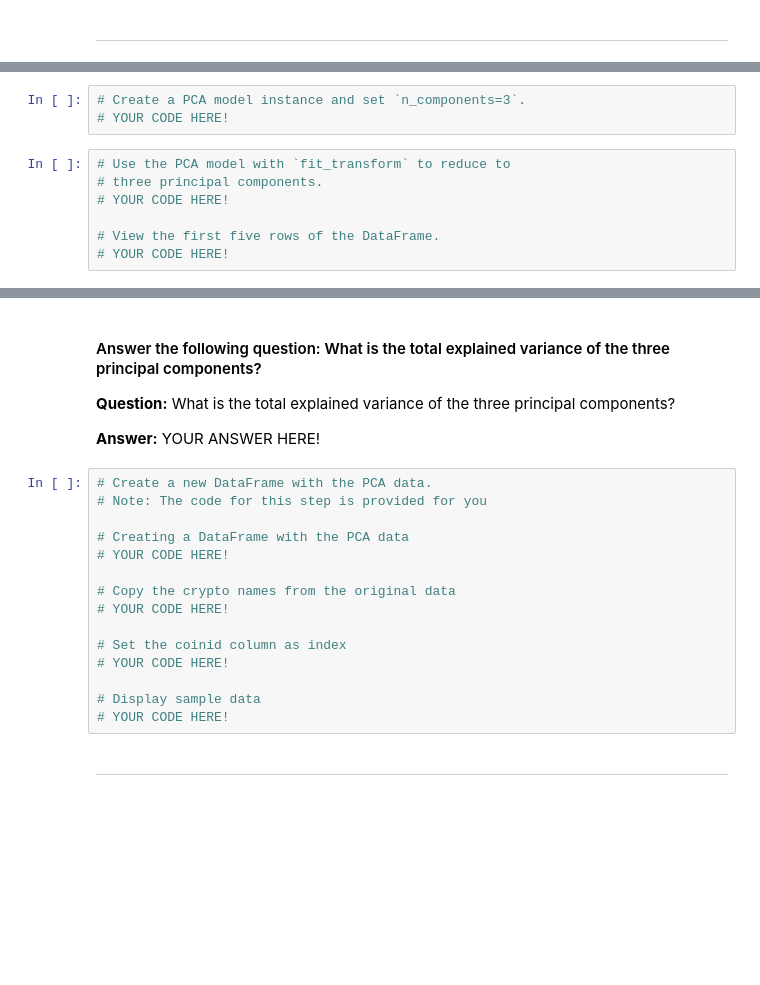
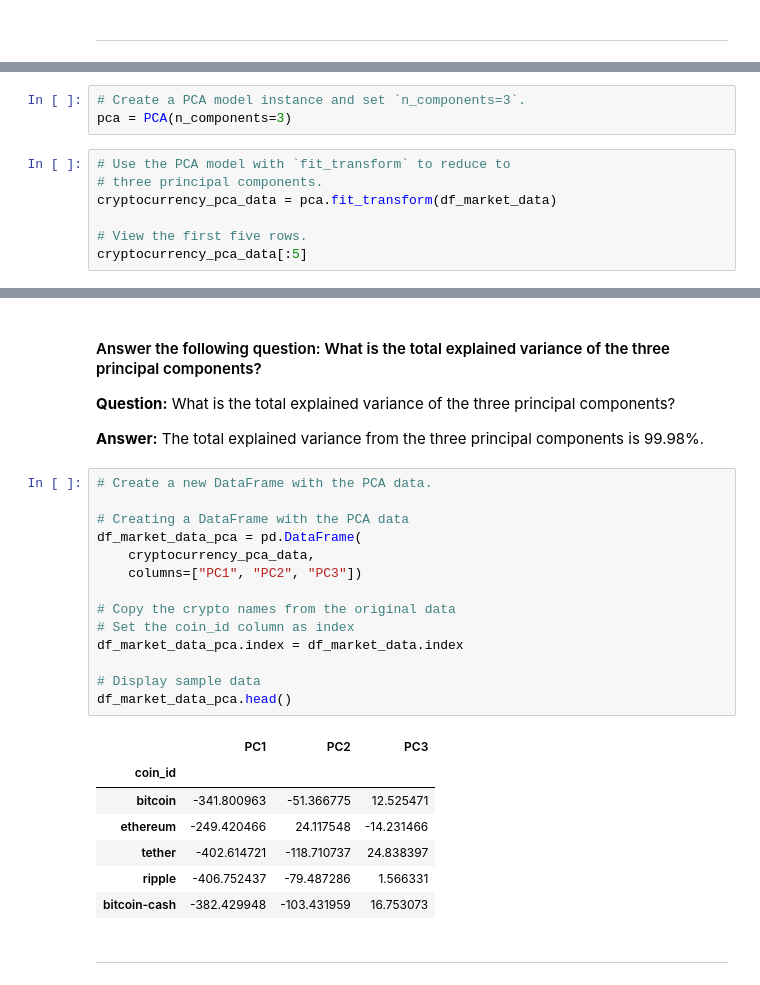
Before and after one commit to jpweldon/Module_10_Challenge, a Jupyter notebook: crypto_investments.ipynb, the cells around one changed output, grey strips where cells are left out. Cells and saved outputs as stored; diff of their text form; blank space fills up the shorter version.

Commit message:
Add Principal Component Analysis

```diff
--- a/crypto_investments.ipynb
+++ b/crypto_investments.ipynb
@@ -238,11 +241,11 @@ In this section, you will perform a principal component analysis (PCA) and reduc
 5. Create a new DataFrame with the PCA data. Be sure to set the `coin_id` index from the original DataFrame as the index for the new DataFrame. Review the resulting DataFrame.
 # %%
 # Create a PCA model instance and set `n_components=3`.
-# YOUR CODE HERE!
+pca = PCA(n_components=3)
 # %%
 # Use the PCA model with `fit_transform` to reduce to
 # three principal components.
-# YOUR CODE HERE!
+cryptocurrency_pca_data = pca.fit_transform(df_market_data)
 
-# View the first five rows of the DataFrame.
-# YOUR CODE HERE!
+# View the first five rows.
+cryptocurrency_pca_data[:5]
@@ -255,22 +287,29 @@ In this section, you will perform a principal component analysis (PCA) and reduc
 
 **Question:** What is the total explained variance of the three principal components?
 
-**Answer:** YOUR ANSWER HERE!
+**Answer:** The total explained variance from the three principal components is 99.98%.
 # %%
 # Create a new DataFrame with the PCA data.
-# Note: The code for this step is provided for you
 
 # Creating a DataFrame with the PCA data
-# YOUR CODE HERE!
+df_market_data_pca = pd.DataFrame(
+    cryptocurrency_pca_data,
+    columns=["PC1", "PC2", "PC3"])
 
 # Copy the crypto names from the original data
-# YOUR CODE HERE!
-
-# Set the coinid column as index
-# YOUR CODE HERE!
+# Set the coin_id column as index
+df_market_data_pca.index = df_market_data.index
 
 # Display sample data
-# YOUR CODE HERE!
+df_market_data_pca.head()
+# %% [output]
+|  | PC1 | PC2 | PC3 |
+| coin_id |  |  |  |
+| bitcoin | -341.800963 | -51.366775 | 12.525471 |
+| ethereum | -249.420466 | 24.117548 | -14.231466 |
+| tether | -402.614721 | -118.710737 | 24.838397 |
+| ripple | -406.752437 | -79.487286 | 1.566331 |
+| bitcoin-cash | -382.429948 | -103.431959 | 16.753073 |
 # %% [markdown]
 ---
 # %% [markdown]
```
Also changed, not shown: parts of 18 cells of this notebook.
